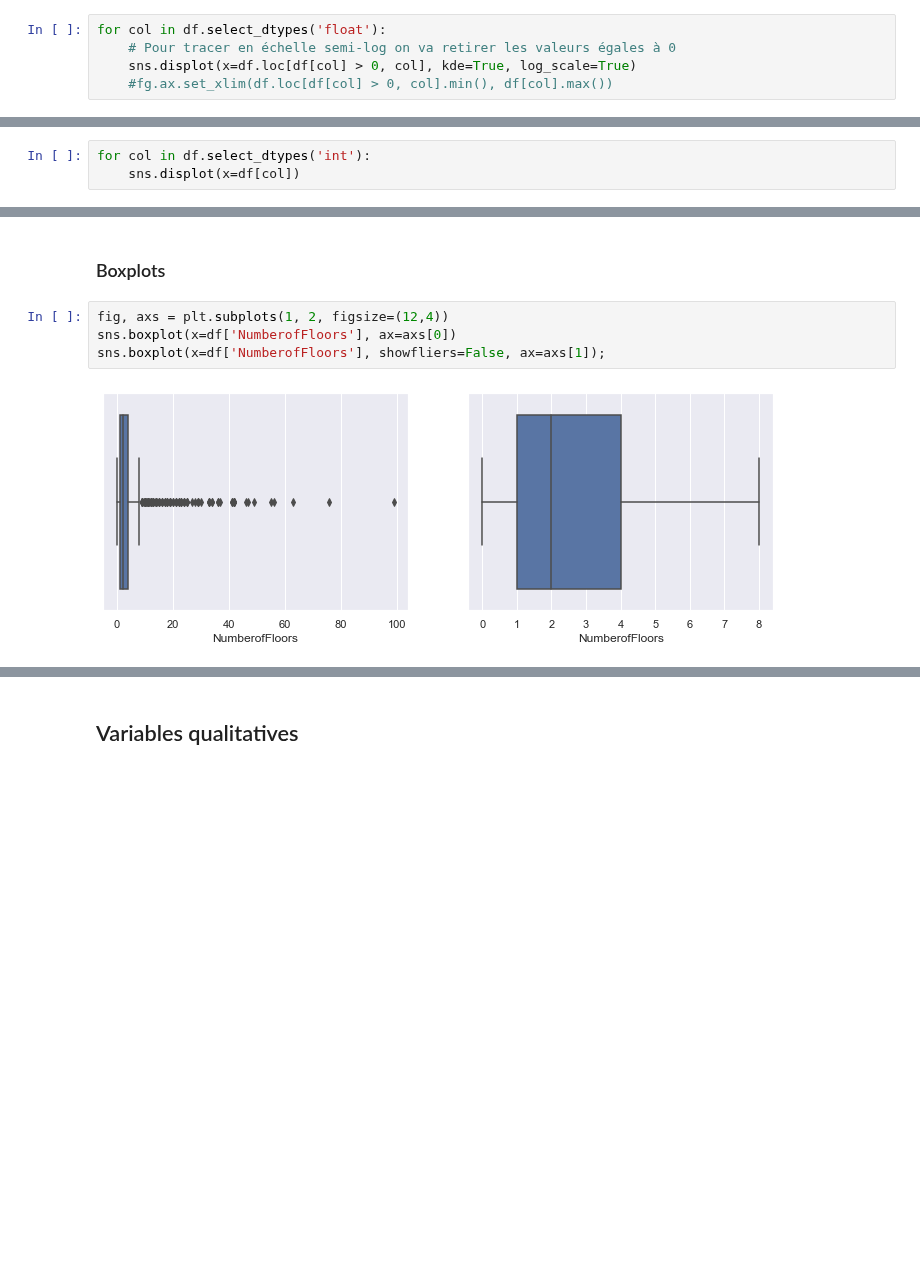
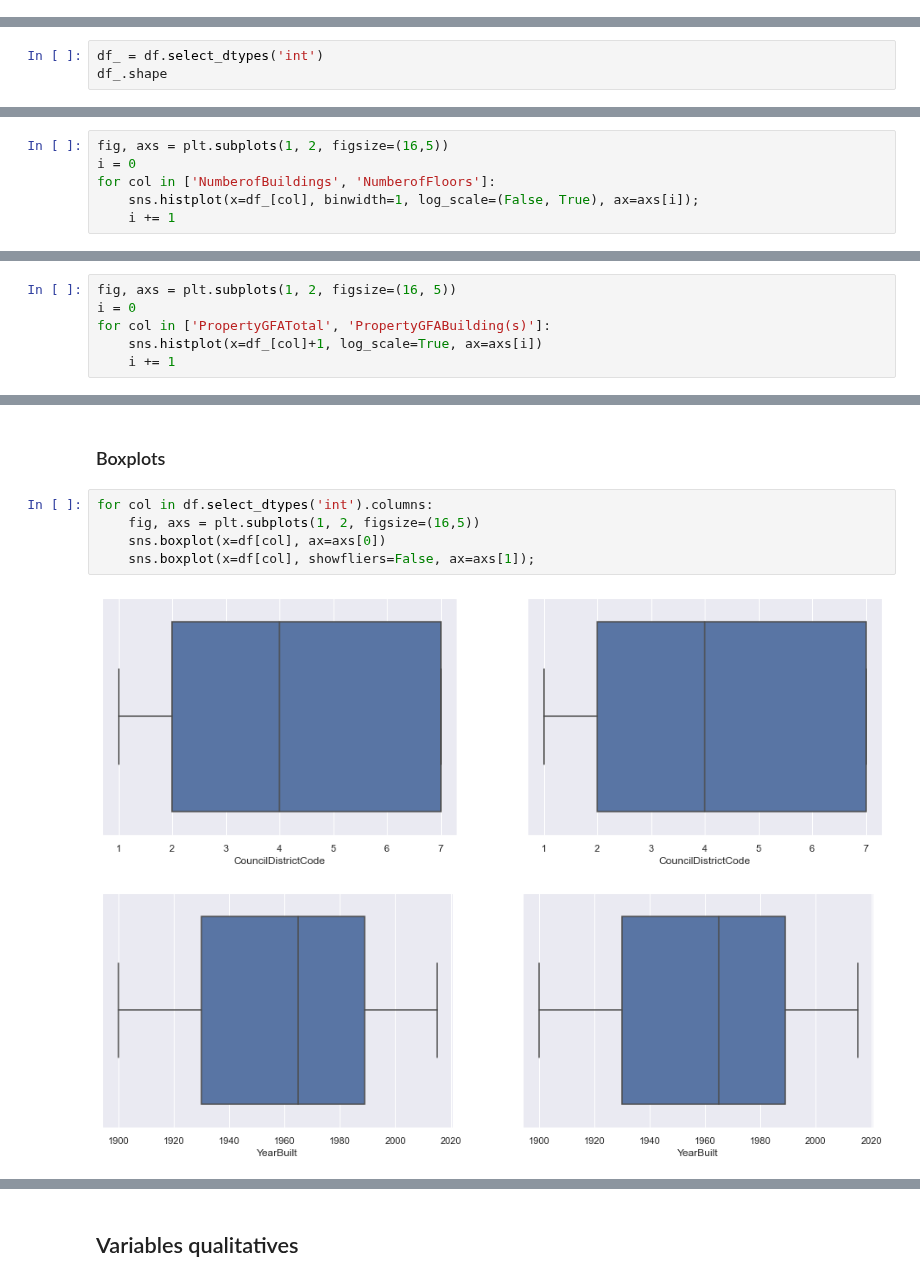
Before and after one commit to gabriel1628/Formation-Data-Scientist-OC, a Jupyter notebook: Projet 4 Anticipez les besoins en consommation de batiments/Chehade_Gabriel_1_notebook_exploratoire_072022.ipynb, the cells around one changed output, grey strips where cells are left out. Drawn from its saved outputs; the diff is of its cells as text; blank space fills up the shorter version.

```diff
--- a/Projet 4 Anticipez les besoins en consommation de batiments/Chehade_Gabriel_1_notebook_exploratoire_072022.ipynb
+++ b/Projet 4 Anticipez les besoins en consommation de batiments/Chehade_Gabriel_1_notebook_exploratoire_072022.ipynb
@@ -508,5 +540,0 @@ On va tracer la distribution des valeurs continues en échelle semi-logarithmiqu
-# %%
-for col in df.select_dtypes('float'):
-    # Pour tracer en échelle semi-log on va retirer les valeurs égales à 0
-    sns.displot(x=df.loc[df[col] > 0, col], kde=True, log_scale=True)
-    #fg.ax.set_xlim(df.loc[df[col] > 0, col].min(), df[col].max())
@@ -548,0 +604,3 @@ df.select_dtypes('int').describe()
+# %%
+df_ = df.select_dtypes('int')
+df_.shape
@@ -549,4 +620,7 @@ df.select_dtypes('int').describe()
 # %%
-for col in df.select_dtypes('int'):
-    sns.displot(x=df[col])
+fig, axs = plt.subplots(1, 2, figsize=(16,5))
+i = 0
+for col in ['NumberofBuildings', 'NumberofFloors']:
+    sns.histplot(x=df_[col], binwidth=1, log_scale=(False, True), ax=axs[i]);
+    i += 1
 # %% [output]
@@ -555,0 +628,6 @@ for col in df.select_dtypes('int'):
+# %%
+fig, axs = plt.subplots(1, 2, figsize=(16, 5))
+i = 0
+for col in ['PropertyGFATotal', 'PropertyGFABuilding(s)']:
+    sns.histplot(x=df_[col]+1, log_scale=True, ax=axs[i])
+    i += 1
@@ -556,8 +636,10 @@ for col in df.select_dtypes('int'):
 # %% [markdown]
 ### Boxplots
 # %%
-fig, axs = plt.subplots(1, 2, figsize=(12,4))
-sns.boxplot(x=df['NumberofFloors'], ax=axs[0])
-sns.boxplot(x=df['NumberofFloors'], showfliers=False, ax=axs[1]);
+for col in df.select_dtypes('int').columns:
+    fig, axs = plt.subplots(1, 2, figsize=(16,5))
+    sns.boxplot(x=df[col], ax=axs[0])
+    sns.boxplot(x=df[col], showfliers=False, ax=axs[1]);
 # %% [output]
-[figure, old version]
+[figure, new version]
+[figure, added]
```
Also changed, not shown: parts of 61 cells of this notebook.
